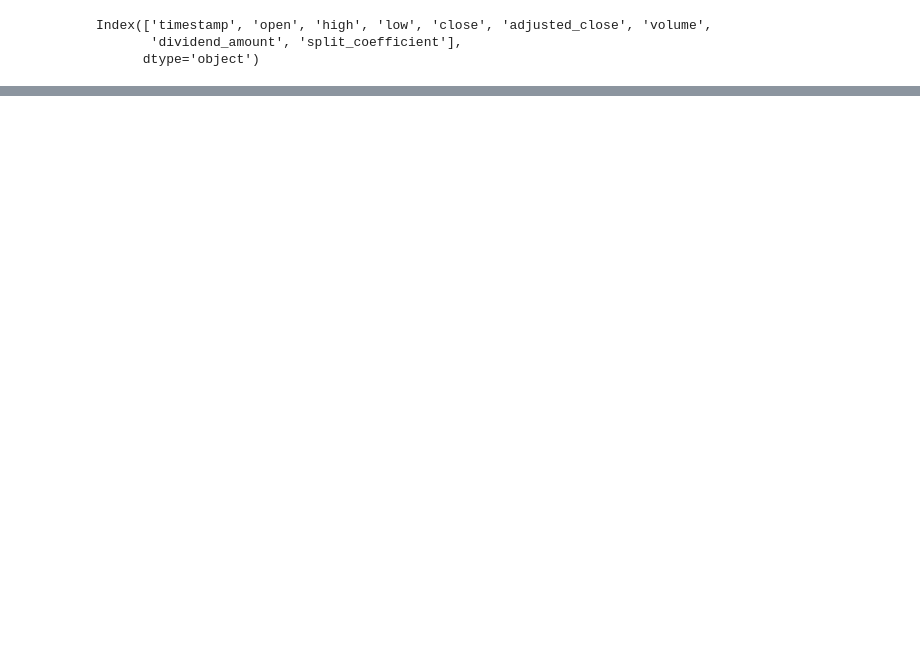
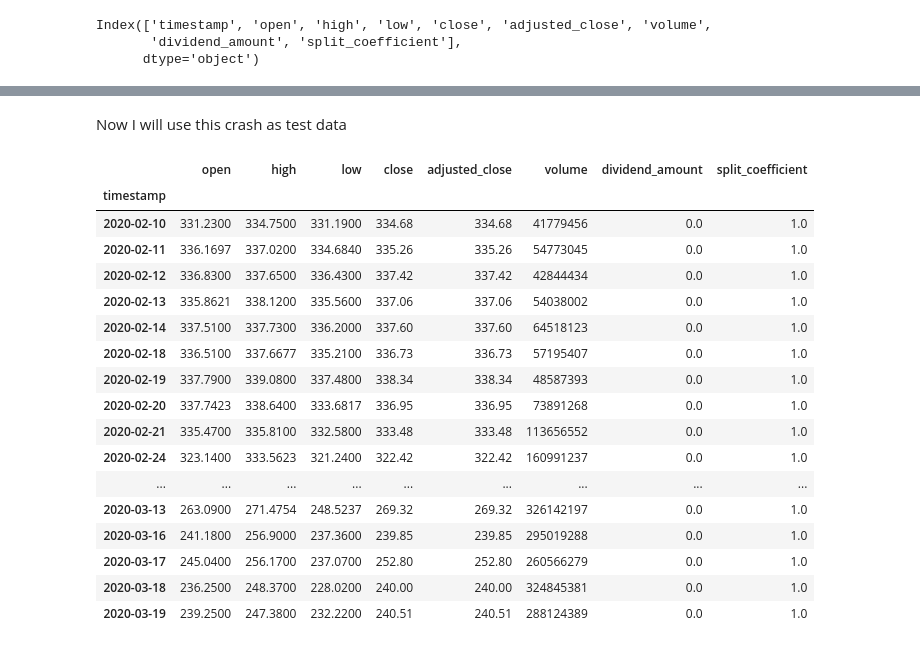
Before and after one commit to Ferruolo/delphi, a Jupyter notebook: survivingTheCrash.ipynb, the cells around one changed output, grey strips where cells are left out. Drawn from its saved outputs; the diff is of its cells as text; code cells hidden in the pictures; blank space fills up the shorter version.

```diff
--- a/survivingTheCrash.ipynb
+++ b/survivingTheCrash.ipynb
@@ -82 +138,10 @@ selected_spy = pre_selected_spy.to_dask_array()
+# %% [markdown]
+Now I will use this crash as test data
+# %%
+SPY = get.daily('SPY', outputsize = 'full')
+SPY = dd.from_pandas(SPY, npartitions = len(SPY.columns))
+# %%
+SPY = SPY[SPY.timestamp >= '2020-02-10']
+# %%
+SPY = SPY.set_index('timestamp')
 # %%
@@ -83,5 +150,26 @@ selected_spy = pre_selected_spy.to_dask_array()
 sc = MinMaxScaler(feature_range=(0, 1))
 scaled_SPY = sc.fit_transform(selected_spy.compute())
+# %%
+SPY.compute()
+# %% [output]
+|  | open | high | low | close | adjusted_close | volume | dividend_amount | split_coefficient |
+| timestamp |  |  |  |  |  |  |  |  |
+| 2020-02-10 | 331.2300 | 334.7500 | 331.1900 | 334.68 | 334.68 | 41779456 | 0.0 | 1.0 |
+| 2020-02-11 | 336.1697 | 337.0200 | 334.6840 | 335.26 | 335.26 | 54773045 | 0.0 | 1.0 |
+| 2020-02-12 | 336.8300 | 337.6500 | 336.4300 | 337.42 | 337.42 | 42844434 | 0.0 | 1.0 |
+| 2020-02-13 | 335.8621 | 338.1200 | 335.5600 | 337.06 | 337.06 | 54038002 | 0.0 | 1.0 |
+| 2020-02-14 | 337.5100 | 337.7300 | 336.2000 | 337.60 | 337.60 | 64518123 | 0.0 | 1.0 |
+| 2020-02-18 | 336.5100 | 337.6677 | 335.2100 | 336.73 | 336.73 | 57195407 | 0.0 | 1.0 |
+| 2020-02-19 | 337.7900 | 339.0800 | 337.4800 | 338.34 | 338.34 | 48587393 | 0.0 | 1.0 |
+| 2020-02-20 | 337.7423 | 338.6400 | 333.6817 | 336.95 | 336.95 | 73891268 | 0.0 | 1.0 |
+| 2020-02-21 | 335.4700 | 335.8100 | 332.5800 | 333.48 | 333.48 | 113656552 | 0.0 | 1.0 |
+| 2020-02-24 | 323.1400 | 333.5623 | 321.2400 | 322.42 | 322.42 | 160991237 | 0.0 | 1.0 |
+| ... | ... | ... | ... | ... | ... | ... | ... | ... |
+| 2020-03-13 | 263.0900 | 271.4754 | 248.5237 | 269.32 | 269.32 | 326142197 | 0.0 | 1.0 |
+| 2020-03-16 | 241.1800 | 256.9000 | 237.3600 | 239.85 | 239.85 | 295019288 | 0.0 | 1.0 |
+| 2020-03-17 | 245.0400 | 256.1700 | 237.0700 | 252.80 | 252.80 | 260566279 | 0.0 | 1.0 |
+| 2020-03-18 | 236.2500 | 248.3700 | 228.0200 | 240.00 | 240.00 | 324845381 | 0.0 | 1.0 |
+| 2020-03-19 | 239.2500 | 247.3800 | 232.2200 | 240.51 | 240.51 | 288124389 | 0.0 | 1.0 |
 # %%
 scaled_SPY
 # %% [output]
```
Also changed, not shown: parts of 35 cells of this notebook, 1 other file.
